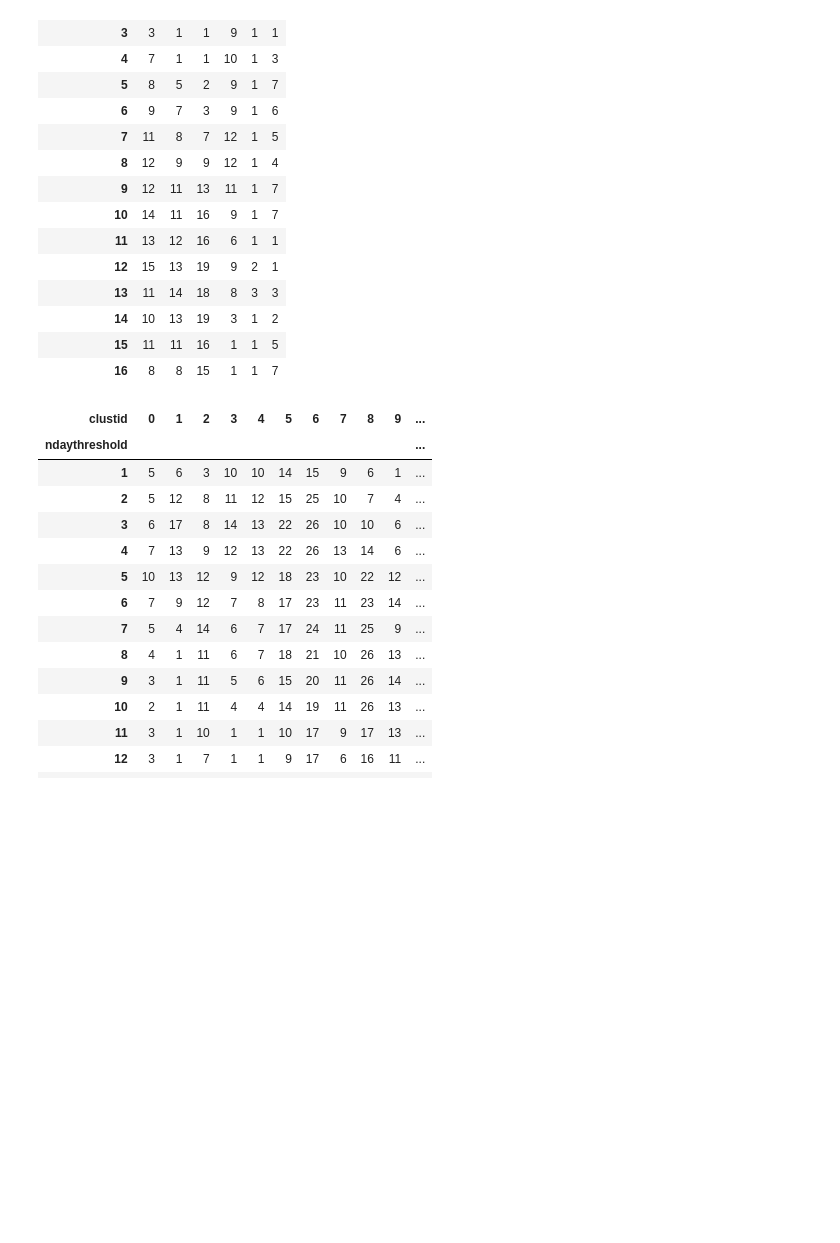
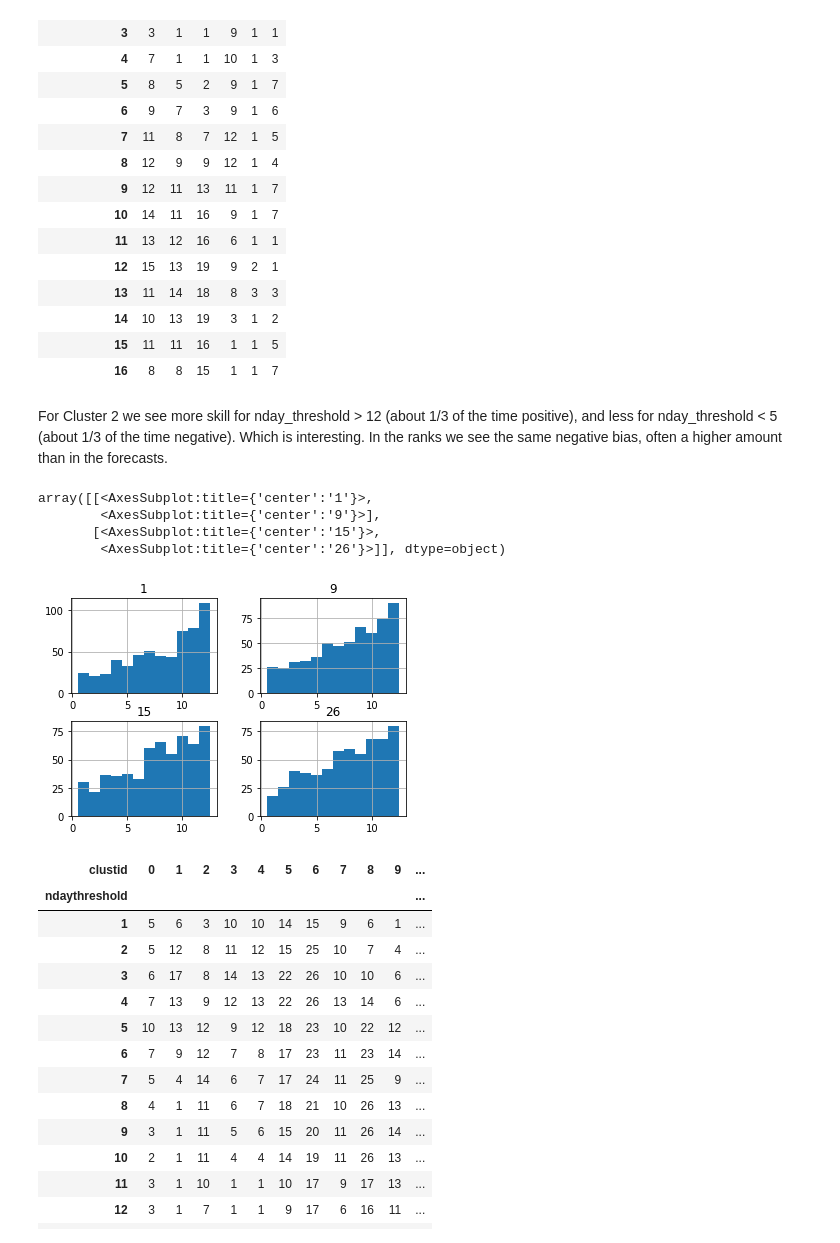
Before and after one commit to chiemvs/SubSeas, a Jupyter notebook: Predictands.ipynb, the cells around one changed output. Saved outputs shown, nothing was run; the diff lists cells and outputs as text; code cells hidden in the pictures; blank space fills up the shorter version.

```diff
--- a/Check_hotdays.ipynb
+++ b/Predictands.ipynb
@@ -409,6 +453,18 @@ joined.unstack('clustid')['bss_trend']
 | 14 | 10 | 13 | 19 | 3 | 1 | 2 |
 | 15 | 11 | 11 | 16 | 1 | 1 | 5 |
 | 16 | 8 | 8 | 15 | 1 | 1 | 7 |
+# %% [markdown]
+For Cluster 2 we see more skill for nday_threshold > 12 (about 1/3 of the time positive), and less for nday_threshold < 5 (about 1/3 of the time negative). Which is interesting. In the ranks we see the same negative bias, often a higher amount than in the forecasts.
+# %%
+ranks, rankbins = load_compute_rank(bookfile = predictands.loc['tgex21Dhighres','books'], return_bias = True)
+# %%
+ranks.loc[([1,9,15,26],2),'placement'].unstack('leadtime').hist(bins = rankbins)
+# %% [output]
+array([[<AxesSubplot:title={'center':'1'}>,
+        <AxesSubplot:title={'center':'9'}>],
+       [<AxesSubplot:title={'center':'15'}>,
+        <AxesSubplot:title={'center':'26'}>]], dtype=object)
+[figure, added]
 # %%
 var = 'tgex21D'
 horizons = {}
```
Also changed, not shown: parts of 47 cells of this notebook, 2 other files.
